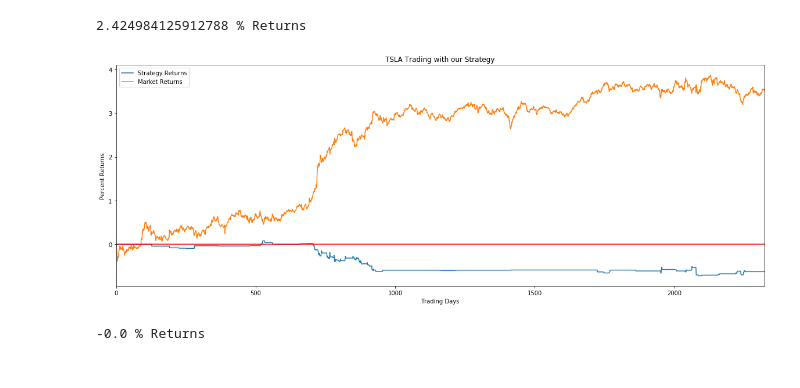
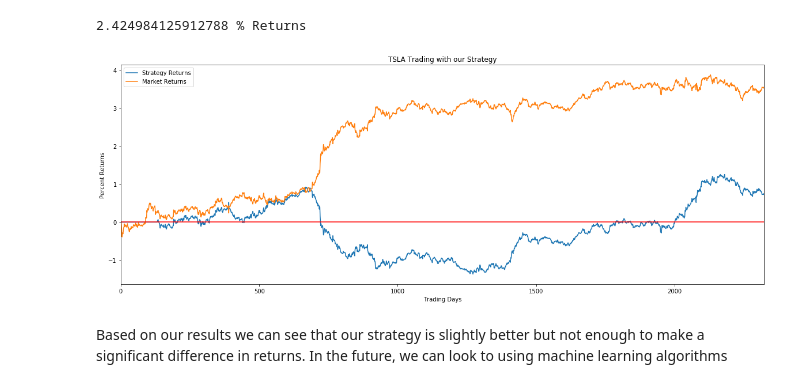
Before and after one commit to brian-cobo/Hack_Rice_Stock_Prediction, a Jupyter notebook: Stochastic_Oscillator_Final.ipynb, the cells around one changed output. Drawn from its saved outputs; the diff is of its cells as text; code cells hidden in the pictures.

```diff
--- a/Stochastic_Oscillator_Final.ipynb
+++ b/Stochastic_Oscillator_Final.ipynb
@@ -246,33 +246,33 @@ def make_predictions(stock_data):
 stock_data = make_predictions(stock_data)
 # %%
 def draw_predictions(stock_data):
-    stock_data['Sell Entry'] = (stock_data.Prediction.shift(1) == -1)
-    stock_data['Buy Entry'] = (stock_data.Prediction.shift(1) == 1)
+    stock_data['Sell Entry'] = stock_data['Prediction'] == -1 # ((stock_data['%K'] < stock_data['%D']) & (stock_data['%K'].shift(1) > stock_data['%D'].shift(1))) & (stock_data['%D'] > 80)
+    stock_data['Buy Entry'] =  stock_data['Prediction'] == 1      # ((fstock_data['%K'] > stock_data['%D']) & (stock_data['%K'].shift(1) < stock_data['%D'].shift(1))) & (stock_data['%D'] < 20)
     #Create empty "Position" column
     stock_data['Position'] = np.nan
     #Set position to -1 for sell signals
-    stock_data.loc[stock_data['Sell Entry'],'Prediction'] = -1
+    stock_data.loc[stock_data['Sell Entry'],'Position'] = -1
     #Set position to -1 for buy signals
     stock_data.loc[stock_data['Buy Entry'],'Position'] = 1
     #Set starting position to flat (i.e. 0)
     stock_data['Position'].iloc[0] = 0
     #Forward fill the position column to show holding of positions through time
     stock_data['Position'] = stock_data['Position'].fillna(method='ffill')
-    #Set up a column holding the daily Tsla returns
+    #Set up a column holding the daily Tesla returns
     stock_data['Market Returns'] = stock_data['Close'].pct_change()
-    #Create column for Strategy Returns by multiplying the daily Tsla returns by the position that was held at close
+    #Create column for Strategy Returns by multiplying the daily Tesla returns by the position that was held at close
     #of business the previous day
     stock_data['Strategy Returns'] = stock_data['Market Returns'] * stock_data['Position'].shift(1)
-    #Finally plot the strategy returns versus Tsla returns
+    #Finally plot the strategy returns versus Tesla returns
     stock_data[['Strategy Returns','Market Returns']].cumsum().plot(figsize=(20,7))
     plt.title('TSLA Trading with our Strategy')
     plt.xlabel('Trading Days')
     plt.ylabel('Percent Returns')
     plt.axhline(y=0, color='r', linestyle='-')
     plt.show()
-    print(stock_data.iloc[-1]['Strategy Returns'] * 100, '% Returns')
 
 draw_predictions(stock_data)
 # %% [output]
-[figure, old version]
+[figure, new version]
--0.0 % Returns
+# %% [markdown]
+Based on our results we can see that our strategy is slightly better but not enough to make a significant difference in returns. In the future, we can look to using machine learning algorithms
```
Also changed, not shown: 1 other file.
